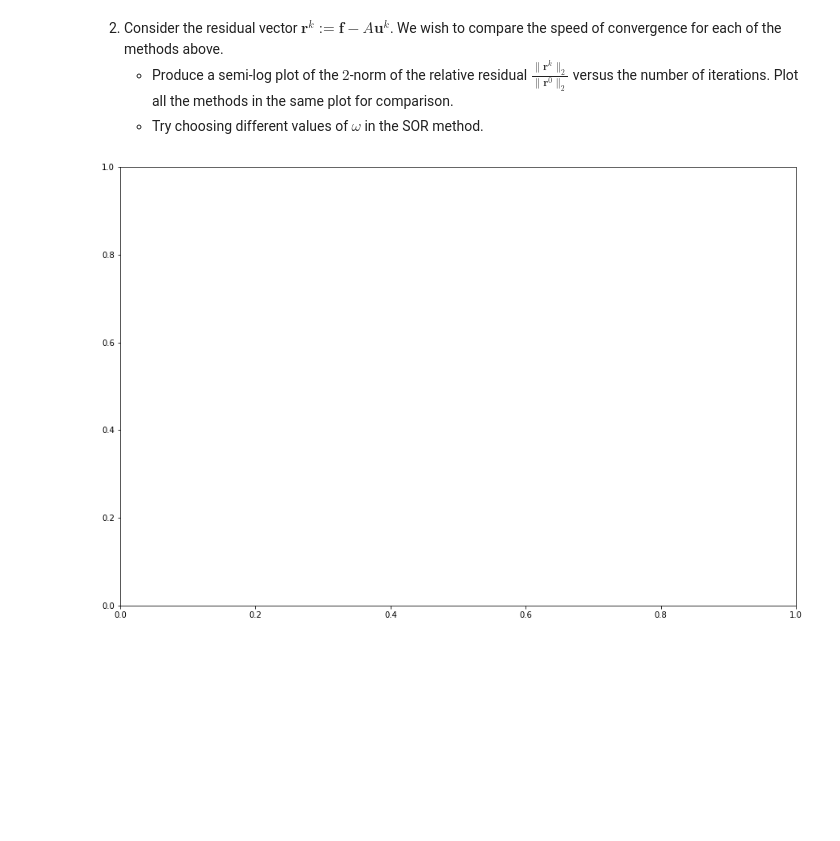
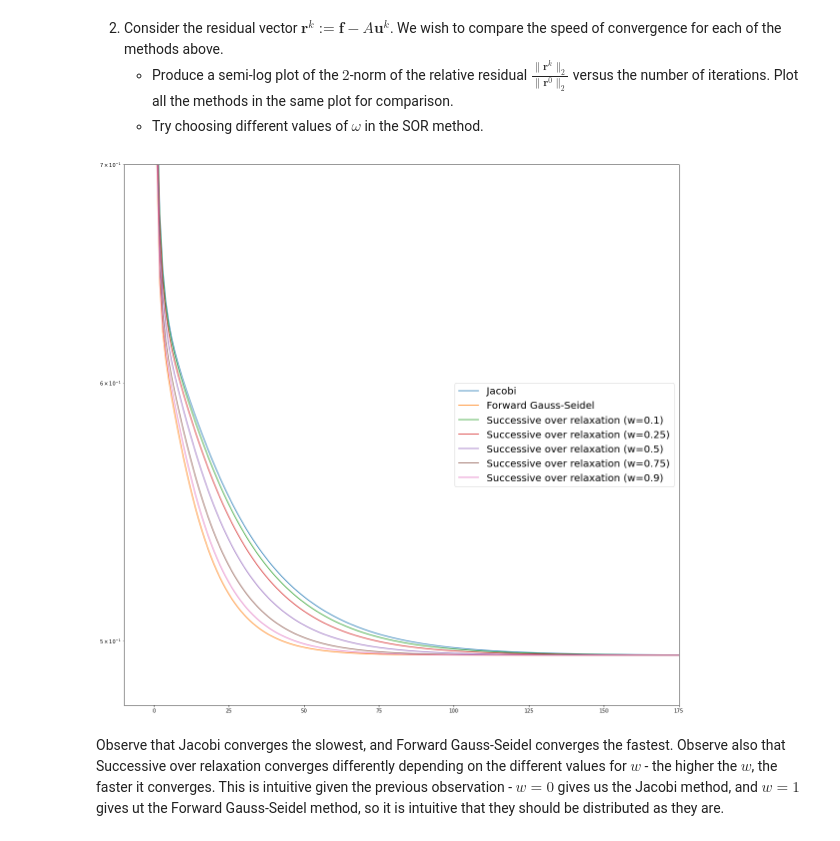
Before and after one commit to BollaBerg/MA2501-Numerical-methods, a Jupyter notebook: project-1/project1.ipynb, the cells around one changed output. Saved outputs shown, nothing was run; the diff lists cells and outputs as text; code cells hidden in the pictures; blank space fills up the shorter version.

```diff
--- a/project-1/project1.ipynb
+++ b/project-1/project1.ipynb
@@ -554,8 +554,3 @@ numpy.testing.assert_allclose(relaxation_f, f)
 2. Consider the residual vector $\mathbf{r}^k:=\mathbf{f}-A\mathbf{u}^k$. We wish to compare the speed of convergence for each of the methods above.
    - Produce a semi-log plot of the  $2$-norm of the relative residual  $\frac{\|\mathbf{r}^k\|_2}{\|\mathbf{r}^0\|_2}$ versus the number of iterations. Plot all the methods in the same plot for comparison.
    - Try choosing different values of $\omega$ in the SOR method.
-# %%
-# Your code
-fig, ax = plt.subplots(1)
-# %% [output]
-[figure, removed]
@@ -561,0 +581,31 @@ fig, ax = plt.subplots(1)
+# %%
+# Setup
+fig, ax = plt.subplots(1, figsize=(20, 20))
+MAX_ITERATIONS = 200
+
+# Jacobi (M = Ad)
+jacobi = iterative_method_plotting(A, Ad, initial_u, n, f, max_iterations=MAX_ITERATIONS)
+jacobi_residuals = list(map(relative_residual, jacobi))
+ax.semilogy(jacobi_residuals, label="Jacobi")
+
+# Forward Gauss-Seidel (M = Ad - Al)
+m = np.tril(A)
+gauss_seidel = iterative_method_plotting(A, m, initial_u, n, f, max_iterations=MAX_ITERATIONS)
+gauss_residuals = list(map(relative_residual, gauss_seidel))
+ax.semilogy(gauss_residuals, label="Forward Gauss-Seidel")
+
+# Successive over relaxation (M = Ad - wAl)
+for w in (0.1, 0.25, 0.5, 0.75, 0.9):
+    m = Ad + w * np.tril(A, k=-1)
+    relaxation = iterative_method_plotting(A, m, initial_u, n, f, max_iterations=MAX_ITERATIONS)
+    relaxation_residuals = list(map(relative_residual, relaxation))
+    ax.semilogy(relaxation_residuals, label=f"Successive over relaxation (w={w})")
+
+ax.legend(loc=5, fontsize=20, markerscale=2)
+ax.set_ylim(top=7e-1)
+ax.set_xlim(right=175)
+fig.show()
+# %% [output]
+[figure, added]
+# %% [markdown]
+Observe that Jacobi converges the slowest, and Forward Gauss-Seidel converges the fastest. Observe also that Successive over relaxation converges differently depending on the different values for $w$ - the higher the $w$, the faster it converges. This is intuitive given the previous observation - $w = 0$ gives us the Jacobi method, and $w = 1$ gives ut the Forward Gauss-Seidel method, so it is intuitive that they should be distributed as they are.
```
Also changed, not shown: parts of 1 cell of this notebook.
